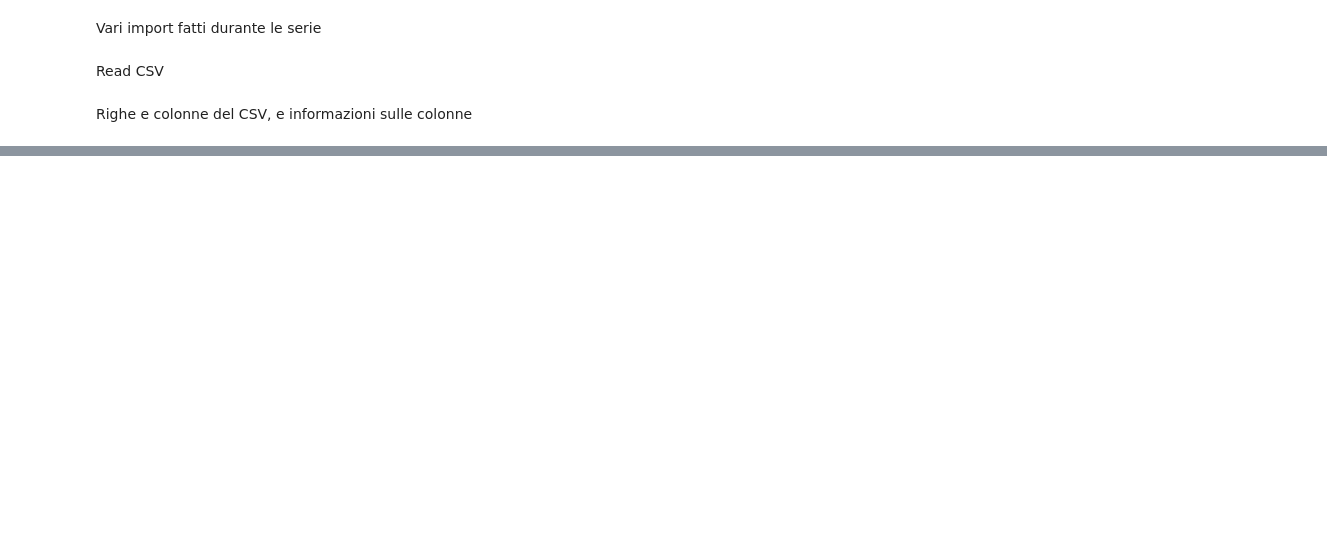
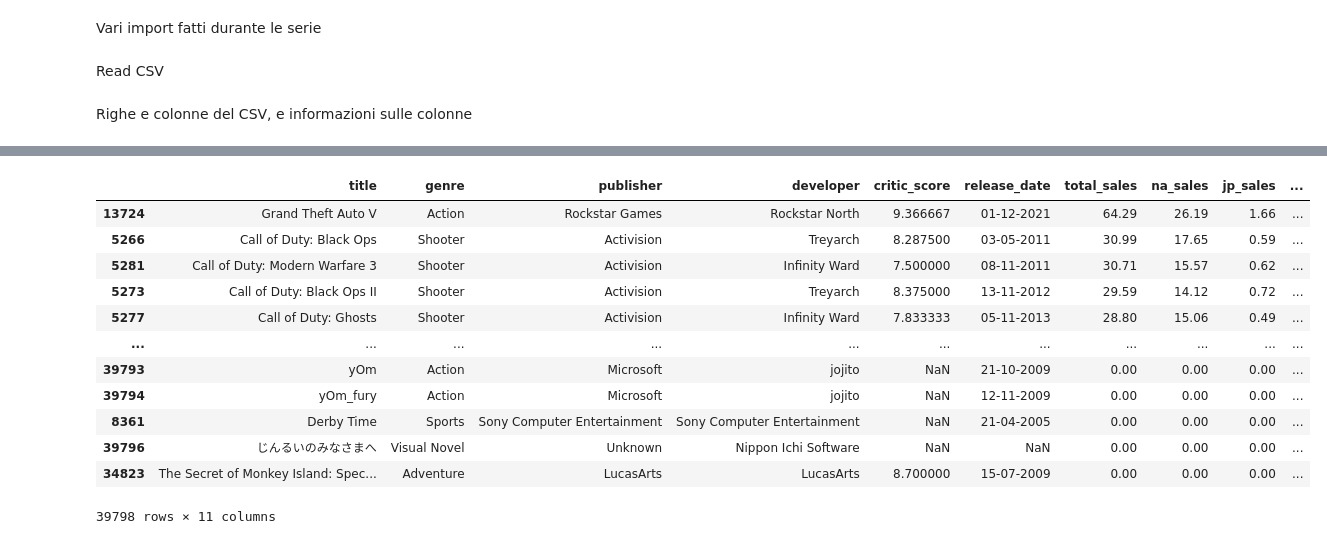
Before and after one commit to IsmaelTrentin/datasci-prj1, a Jupyter notebook: videogames.ipynb, the cells around one changed output, grey strips where cells are left out. Drawn from its saved outputs; the diff is of its cells as text; code cells hidden in the pictures; blank space fills up the shorter version.

```diff
--- a/videogames.ipynb
+++ b/videogames.ipynb
@@ -55,0 +103,37 @@ fig.show()
+# %%
+sales_cols = ["total_sales", "na_sales", "jp_sales", "pal_sales", "other_sales"]
+
+df_sales = df.copy()
+df_sales[sales_cols] = df_sales[sales_cols].fillna(0)
+
+complete_sales_by_title = (
+    df_sales.groupby("title", as_index=False)
+    .agg({
+        "genre": "first",
+        "publisher": "first",
+        "developer": "first",
+        "critic_score": "mean", # media su score
+        "release_date": "min", # prima uscita
+        "total_sales": "sum",
+        "na_sales": "sum",
+        "jp_sales": "sum",
+        "pal_sales": "sum",
+        "other_sales": "sum"
+    })
+    .rename(columns={"console": "n_consoles"})
+)
+complete_sales_by_title.sort_values(by="total_sales", ascending=False)
+# %% [output]
+|  | title | genre | publisher | developer | critic_score | release_date | total_sales | na_sales | jp_sales | ... |
+| 13724 | Grand Theft Auto V | Action | Rockstar Games | Rockstar North | 9.366667 | 01-12-2021 | 64.29 | 26.19 | 1.66 | ... |
+| 5266 | Call of Duty: Black Ops | Shooter | Activision | Treyarch | 8.287500 | 03-05-2011 | 30.99 | 17.65 | 0.59 | ... |
+| 5281 | Call of Duty: Modern Warfare 3 | Shooter | Activision | Infinity Ward | 7.500000 | 08-11-2011 | 30.71 | 15.57 | 0.62 | ... |
+| 5273 | Call of Duty: Black Ops II | Shooter | Activision | Treyarch | 8.375000 | 13-11-2012 | 29.59 | 14.12 | 0.72 | ... |
+| 5277 | Call of Duty: Ghosts | Shooter | Activision | Infinity Ward | 7.833333 | 05-11-2013 | 28.80 | 15.06 | 0.49 | ... |
+| ... | ... | ... | ... | ... | ... | ... | ... | ... | ... | ... |
+| 39793 | yOm | Action | Microsoft | jojito | NaN | 21-10-2009 | 0.00 | 0.00 | 0.00 | ... |
+| 39794 | yOm_fury | Action | Microsoft | jojito | NaN | 12-11-2009 | 0.00 | 0.00 | 0.00 | ... |
+| 8361 | Derby Time | Sports | Sony Computer Entertainment | Sony Computer Entertainment | NaN | 21-04-2005 | 0.00 | 0.00 | 0.00 | ... |
+| 39796 | じんるいのみなさまへ | Visual Novel | Unknown | Nippon Ichi Software | NaN | NaN | 0.00 | 0.00 | 0.00 | ... |
+| 34823 | The Secret of Monkey Island: Spec... | Adventure | LucasArts | LucasArts | 8.700000 | 15-07-2009 | 0.00 | 0.00 | 0.00 | ... |
+39798 rows × 11 columns
```
Also changed, not shown: parts of 13 cells of this notebook.
